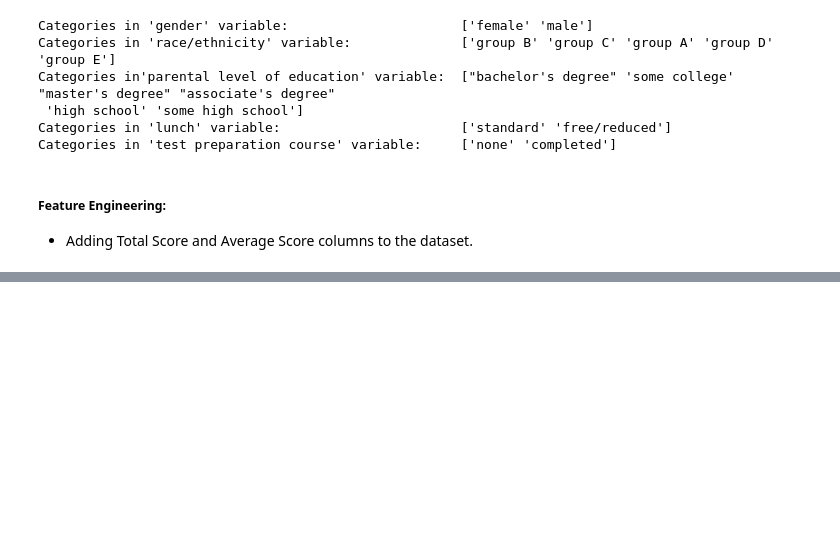
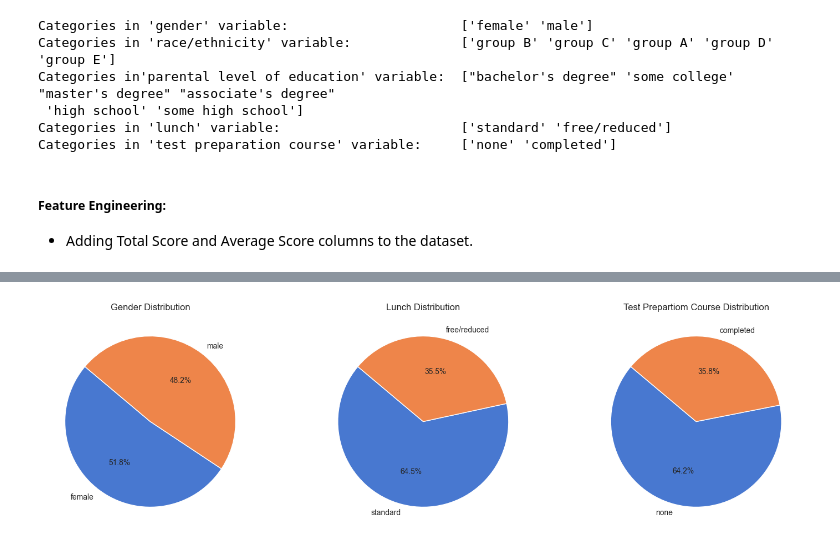
Before and after one commit to arc-koshe/ml-project, a Jupyter notebook: src/notebook/EDA Student Dataset.ipynb, the cells around one changed output, grey strips where cells are left out. Cells and saved outputs as stored; diff of their text form; code cells hidden in the pictures; blank space fills up the shorter version.

Commit message:
Done Univariate Analysis in EDA

```diff
--- a/src/notebook/EDA Student Dataset.ipynb
+++ b/src/notebook/EDA Student Dataset.ipynb
@@ -160,0 +208,28 @@ df.sample(5)
+# %%
+# Univariate Analysis (Categorical Features):
+
+sns.set_palette('muted')
+
+gender_counts = df['gender'].value_counts()
+lunch_counts = df['lunch'].value_counts()
+test_preparation_counts = df['test preparation course'].value_counts()
+
+# Create a pie chart
+plt.subplots(1,3, figsize = (18,5))
+plt.subplot(131)
+plt.pie(gender_counts, labels=gender_counts.index, autopct='%1.1f%%', startangle=140)
+#plt.axis('equal')  # Equal aspect ratio ensures that pie is drawn as a circle.
+plt.title('Gender Distribution')
+
+plt.subplot(132)
+plt.pie(lunch_counts, labels=lunch_counts.index, autopct='%1.1f%%', startangle=140)
+#plt.axis('equal')  # Equal aspect ratio ensures that pie is drawn as a circle.
+plt.title('Lunch Distribution')
+
+plt.subplot(133)
+plt.pie(test_preparation_counts, labels=test_preparation_counts.index, autopct='%1.1f%%', startangle=140)
+#plt.axis('equal')  # Equal aspect ratio ensures that pie is drawn as a circle.
+plt.title('Test Prepartiom Course Distribution')
+plt.show()
+# %% [output]
+[figure, added]
```
Also changed, not shown: parts of 11 cells of this notebook, 1 other file.
